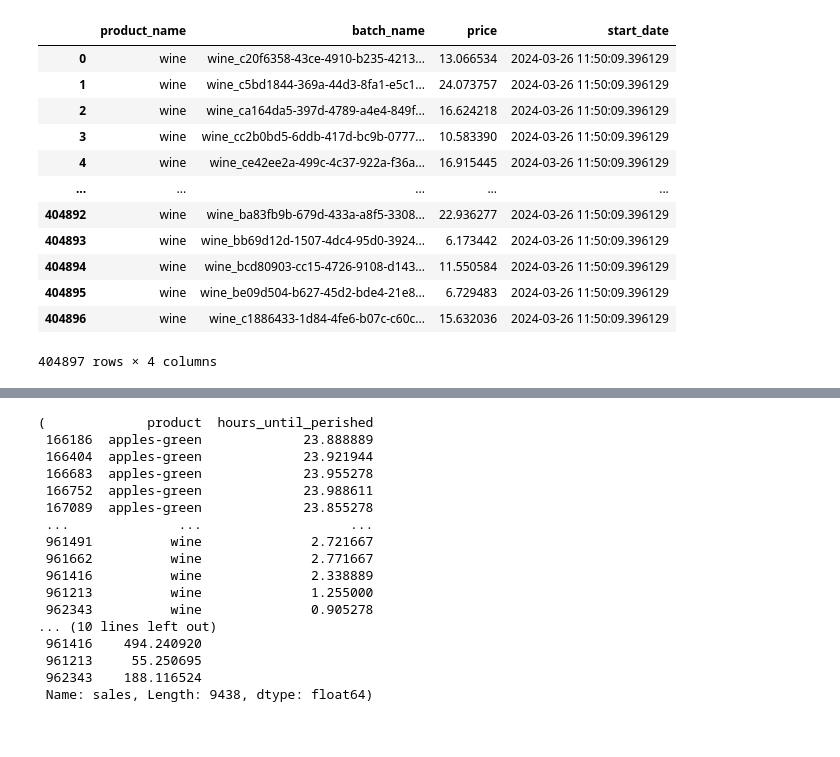
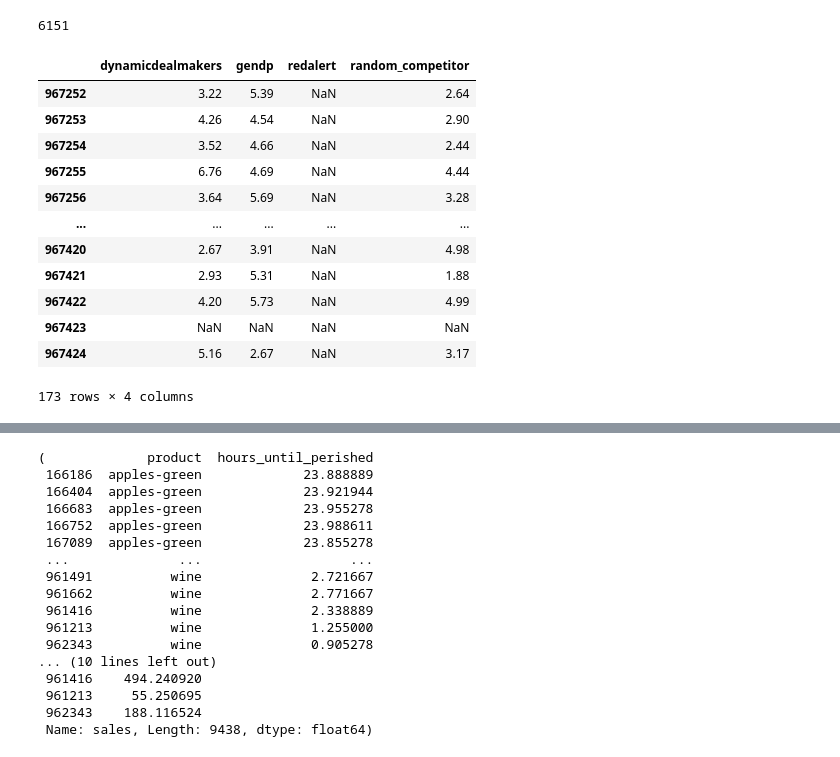
Before and after one commit to attiamani98/praice, a Jupyter notebook: fastapi/model_testing.ipynb, the cells around one changed output, grey strips where cells are left out. Drawn from its saved outputs; the diff is of its cells as text; code cells hidden in the pictures.

```diff
--- a/fastapi/model_testing.ipynb
+++ b/fastapi/model_testing.ipynb
@@ -145,16 +139,0 @@ competitor_data = pd.read_sql_query(price_data_query, engine)
-# %%
-price_data
-# %% [output]
-|  | product_name | batch_name | price | start_date |
-| 0 | wine | wine_c20f6358-43ce-4910-b235-4213... | 13.066534 | 2024-03-26 11:50:09.396129 |
-| 1 | wine | wine_c5bd1844-369a-44d3-8fa1-e5c1... | 24.073757 | 2024-03-26 11:50:09.396129 |
-| 2 | wine | wine_ca164da5-397d-4789-a4e4-849f... | 16.624218 | 2024-03-26 11:50:09.396129 |
-| 3 | wine | wine_cc2b0bd5-6ddb-417d-bc9b-0777... | 10.583390 | 2024-03-26 11:50:09.396129 |
-| 4 | wine | wine_ce42ee2a-499c-4c37-922a-f36a... | 16.915445 | 2024-03-26 11:50:09.396129 |
-| ... | ... | ... | ... | ... |
-| 404892 | wine | wine_ba83fb9b-679d-433a-a8f5-3308... | 22.936277 | 2024-03-26 11:50:09.396129 |
-| 404893 | wine | wine_bb69d12d-1507-4dc4-95d0-3924... | 6.173442 | 2024-03-26 11:50:09.396129 |
-| 404894 | wine | wine_bcd80903-cc15-4726-9108-d143... | 11.550584 | 2024-03-26 11:50:09.396129 |
-| 404895 | wine | wine_be09d504-b627-45d2-bde4-21e8... | 6.729483 | 2024-03-26 11:50:09.396129 |
-| 404896 | wine | wine_c1886433-1d84-4fe6-b07c-c60c... | 15.632036 | 2024-03-26 11:50:09.396129 |
-404897 rows × 4 columns
@@ -176,0 +140,22 @@ def preprocess_data(sales_data, price_data):
+# %%
+df[lambda df: df.timestamp == df.timestamp.max()].stock.sum()
+# %% [output]
+6151
+# %%
+df_last = df[lambda df: df.timestamp == df.timestamp.max()]
+
+df_last.groupby(['product', 'batch_name'])[['dynamicdealmakers', 'gendp', 'redalert', 'random_competitor']].transform("min")
+# %% [output]
+|  | dynamicdealmakers | gendp | redalert | random_competitor |
+| 967252 | 3.22 | 5.39 | NaN | 2.64 |
+| 967253 | 4.26 | 4.54 | NaN | 2.90 |
+| 967254 | 3.52 | 4.66 | NaN | 2.44 |
+| 967255 | 6.76 | 4.69 | NaN | 4.44 |
+| 967256 | 3.64 | 5.69 | NaN | 3.28 |
+| ... | ... | ... | ... | ... |
+| 967420 | 2.67 | 3.91 | NaN | 4.98 |
+| 967421 | 2.93 | 5.31 | NaN | 1.88 |
+| 967422 | 4.20 | 5.73 | NaN | 4.99 |
+| 967423 | NaN | NaN | NaN | NaN |
+| 967424 | 5.16 | 2.67 | NaN | 3.17 |
+173 rows × 4 columns
```
Also changed, not shown: parts of 17 cells of this notebook, 5 other files.
